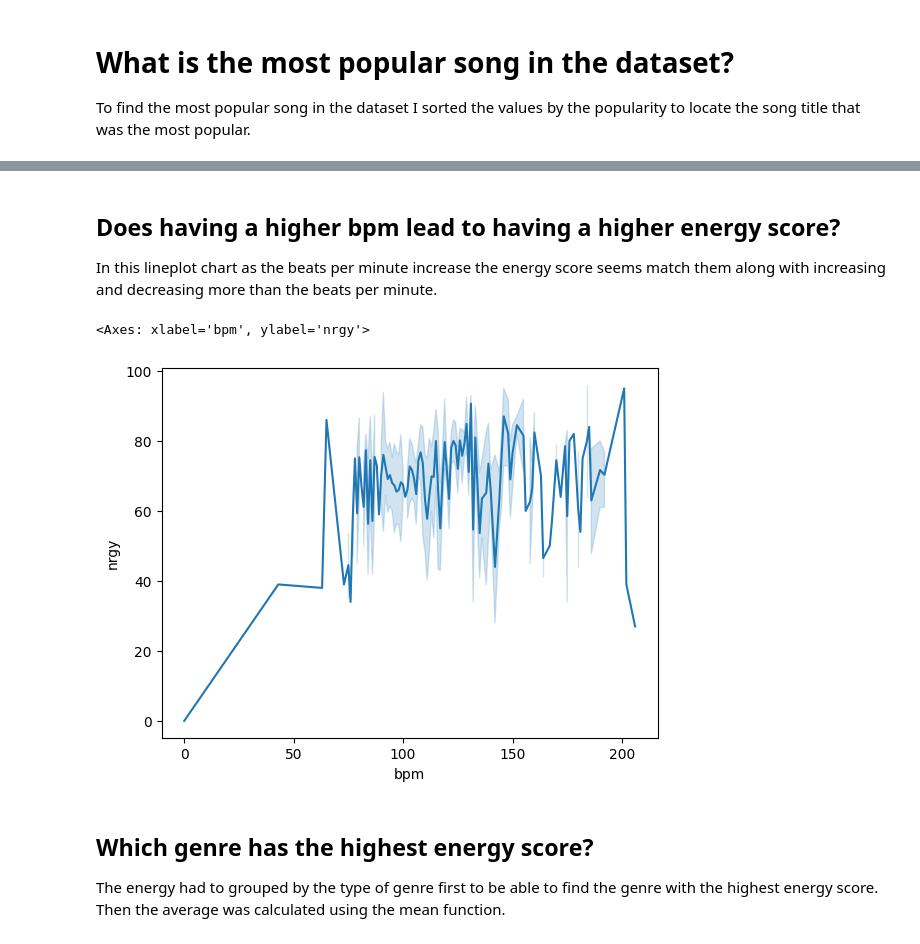
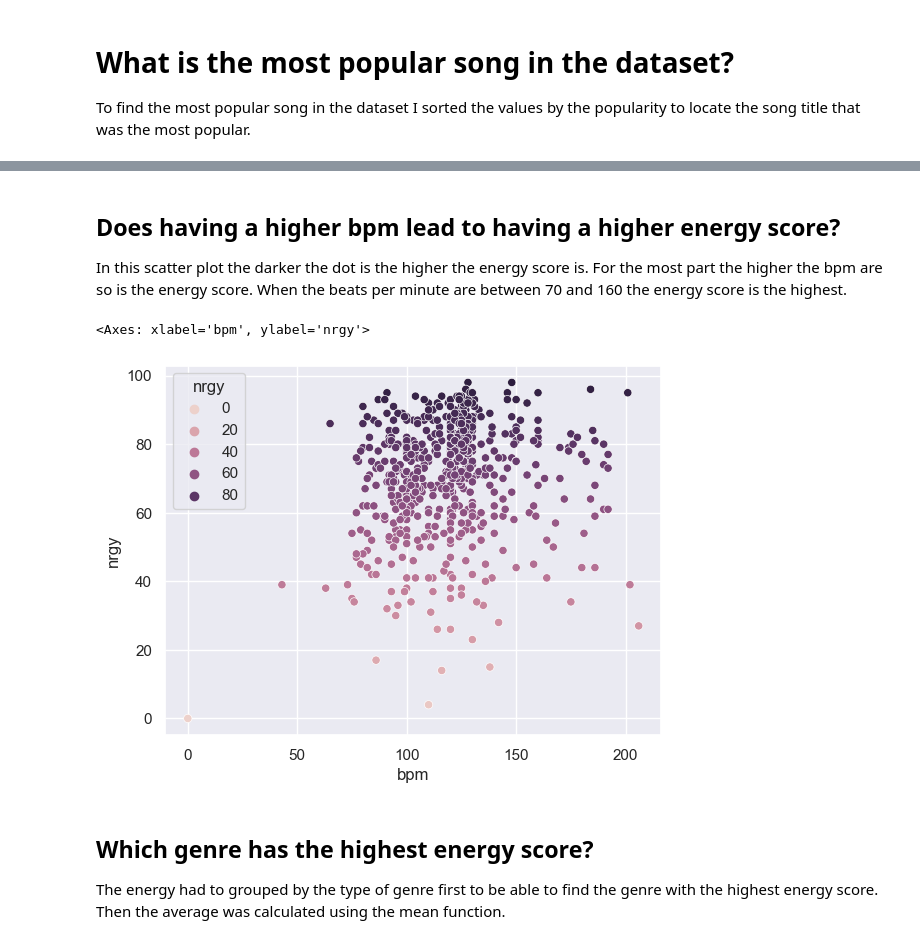
Before and after one commit to Schaeffer2013/Spotify_Top_Songs, a Jupyter notebook: spotify.ipynb, the cells around one changed output, grey strips where cells are left out. Saved outputs shown, nothing was run; the diff lists cells and outputs as text; code cells hidden in the pictures.

```diff
--- a/spotify.ipynb
+++ b/spotify.ipynb
@@ -2,6 +2,8 @@
 import pandas as pd
 import matplotlib.pyplot as plt
 import seaborn as sns
+# %%
+sns.set_theme()
 # %%
 twenty_ten = pd.read_csv('2010.csv')
 twenty_eleven = pd.read_csv('2011.csv')
@@ -65,3 +67,6 @@ To be able to find duplicates in the dataset I fist needed to get rid of all the
 all_top_songs["title"] = all_top_songs["title"].str.split()
 all_top_songs["artist"] = all_top_songs["artist"].str.strip()
 all_top_songs["top genre"] = all_top_songs["top genre"].str.strip()
+# %%
+all_top_songs["title"] = all_top_songs["title"].apply(lambda x: ' '.join(x))
+all_top_songs.head()
@@ -140,11 +147,11 @@ plt.show()
 # %% [markdown]
 ## Does having a higher bpm lead to having a higher energy score?
-In this lineplot chart as the beats per minute increase the energy score seems match them along with increasing and decreasing more than the beats per minute.
+In this scatter plot the darker the dot is the higher the energy score is. For the most part the higher the bpm are so is the energy score. When the beats per minute are between 70 and 160 the energy score is the highest.
 # %%
-sns.lineplot(data=all_top_songs, x='bpm', y='nrgy')
+sns.scatterplot(data=all_top_songs, x="bpm", y="nrgy", hue="nrgy")
 # %% [output]
 <Axes: xlabel='bpm', ylabel='nrgy'>
-[figure, old version]
+[figure, new version]
 # %% [markdown]
 ## Which genre has the highest energy score?
 The energy had to grouped by the type of genre first to be able to find the genre with the highest energy score. Then the average was calculated using the mean function.
```
Also changed, not shown: parts of 17 cells of this notebook, 1 other file.
